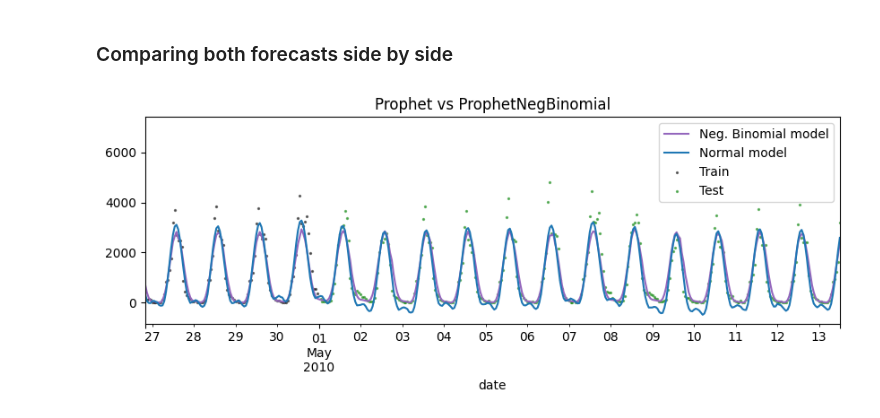
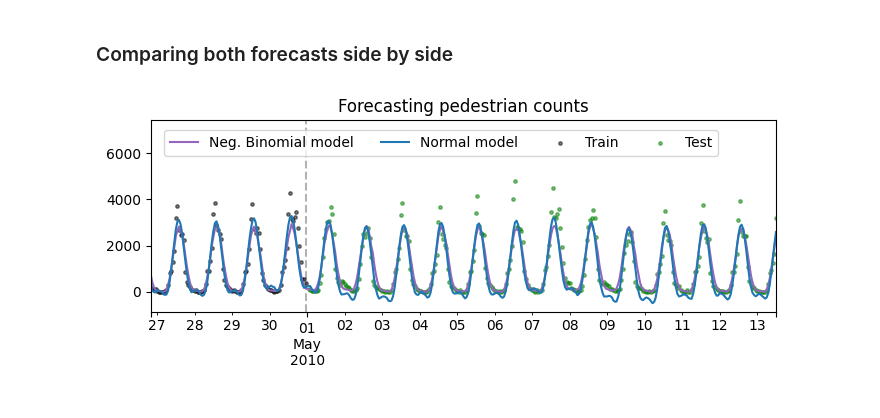
Before and after one commit to felipeangelimvieira/prophetverse, a Jupyter notebook: docs/examples/count-data.ipynb, the cells around one changed output. Drawn from its saved outputs; the diff is of its cells as text; code cells hidden in the pictures.

```diff
--- a/docs/examples/count-data.ipynb
+++ b/docs/examples/count-data.ipynb
@@ -230,19 +230,23 @@ fig.show()
 # %% [markdown]
 ### Comparing both forecasts side by side
 # %%
-fig, ax = plt.subplots(figsize=(10, 3))
+fig, ax = plt.subplots(figsize=(7, 3))
 preds_negbin["pedestrian_count"].rename("Neg. Binomial model").plot.line(
     ax=ax, legend=False, color="tab:purple"
 )
 preds_normal["pedestrian_count"].rename("Normal model").plot.line(
     ax=ax, legend=False, color="tab:blue"
 )
-ax.scatter(y_train.index, y_train, marker="o", color="k", s=2, alpha=0.5, label="Train")
+ax.scatter(y_train.index, y_train, marker="o", color="k", s=6, alpha=0.5, label="Train")
 ax.scatter(
-    y_test.index, y_test, marker="o", color="green", s=2, alpha=0.5, label="Test"
+    y_test.index, y_test, marker="o", color="green", s=6, alpha=0.5, label="Test"
 )
-ax.set_title("Prophet vs ProphetNegBinomial")
-ax.legend()
+ax.set_title("Forecasting pedestrian counts")
+# Remove xlabel
+ax.set_xlabel("")
+ax.axvline(y_train.index[-1].to_timestamp(), color="black", linestyle="--", alpha=0.3, zorder=-1)
+fig.legend(loc="center", ncol=4, bbox_to_anchor=(0.5, 0.8))
+fig.tight_layout()
 fig.show()
 # %% [output]
-[figure, old version]
+[figure, new version]
```
Also changed, not shown: parts of 2 cells of this notebook, 5 other files.
